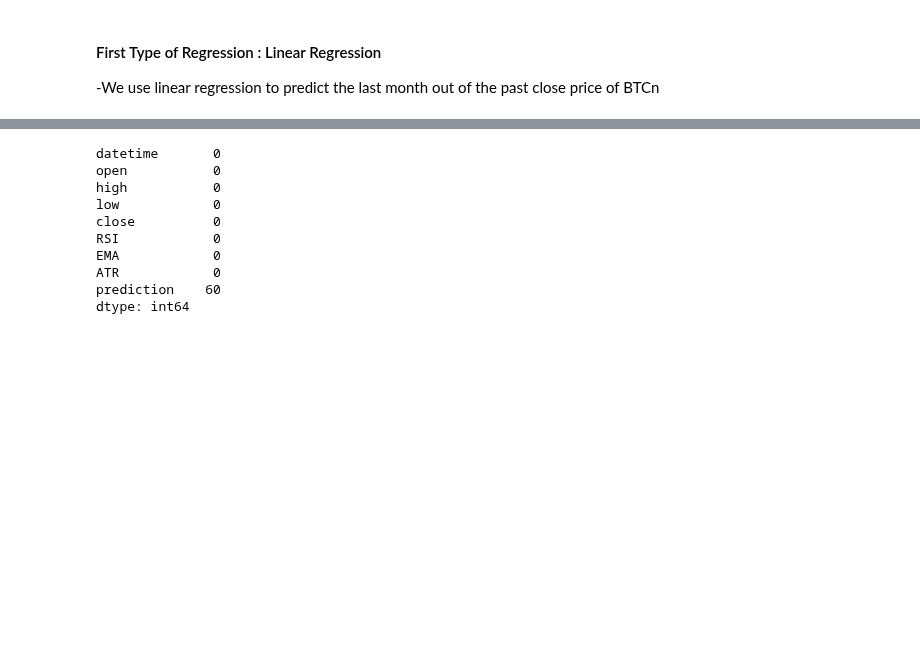
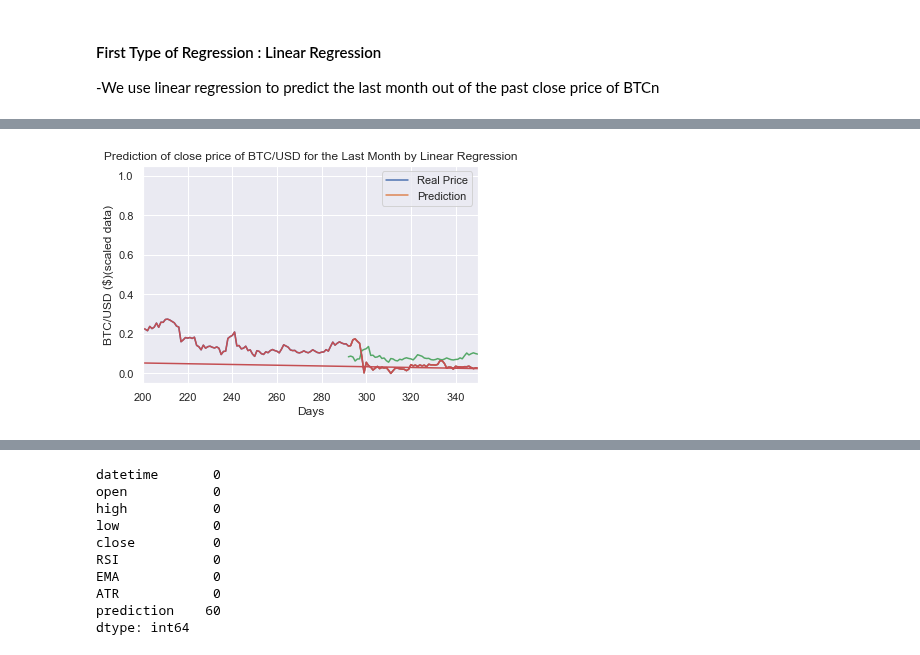
Before and after one commit to MohamedKeteb/Crypto_project, a Jupyter notebook: Bitcoin_pred.ipynb, the cells around one changed output, grey strips where cells are left out. Drawn from its saved outputs; the diff is of its cells as text; code cells hidden in the pictures; blank space fills up the shorter version.

Commit message:
lr_process and apply_linear_regression implementation

```diff
--- a/Bitcoin_pred.ipynb
+++ b/Bitcoin_pred.ipynb
@@ -150,6 +143,19 @@ plt.show
 #### First Type of Regression : Linear Regression
 
 -We use linear regression to predict the last month out of the past close price of BTCn
-# %%
-prediction_time = 60
-scaled_data= shift(scaled_data,prediction_time)
+# %%
+
+def simple_lr_preprocess(scaled_data,regressor, prediction_time):
+
+    target = scaled_data['close'].shift(-prediction_time).dropna()
+    target = np.array(target).reshape(-1, 1)
+
+    price = np.array(scaled_data[regressor])[:-prediction_time]
+
+    return price, target
+
+
+
+prediction_time = 60
+regressor = ['close']
+price, target  = simple_lr_preprocess(scaled_data, regressor, prediction_time)
@@ -155,0 +182,39 @@ scaled_data= shift(scaled_data,prediction_time)
+# %%
+def apply_linear_regression(scaled_data, prediction_time, price, target, regressor):
+    scaler = MinMaxScaler(feature_range=(0,1))
+
+    price_train, price_test, target_train, target_test = train_test_split(price, target, test_size = 0.7)
+    lr = LinearRegression().fit(price_train, target_train)
+
+    price_to_predict = price[-prediction_time:]
+    lr_prediction = lr.predict(price_to_predict)
+
+
+    prediction_matrix = pd.DataFrame(scaled_data['close'].tail(prediction_time))
+    prediction_matrix['prediction'] = lr_prediction
+
+    price_to_future = np.array(scaled_data[regressor])[-prediction_time:].reshape(-1, 1)
+    future = lr.predict(price_to_future)
+
+    target_predict = lr.predict(price_test)
+    r2 = r2_score(target_test, target_predict)
+
+    return prediction_matrix, future, r2
+
+mat, ft, r2 = apply_linear_regression(scaled_data, prediction_time, price, target, regressor)
+
+visualize_linear_reg(mat, scaled_data, zoom = [200, 350])
+
+
+def visualize_future(scaled_data, future):
+
+    plt.xlabel('Days')
+    plt.ylabel('BTC/USD ($)(scaled data)')
+    resultat = pd.concat([scaled_data['close'], pd.DataFrame(future)], axis=0)
+    plt.plot(resultat)
+
+    plt.show
+
+visualize_future(scaled_data, ft)
+# %% [output]
+[figure, added]
```
Also changed, not shown: parts of 8 cells of this notebook, 1 other file.
